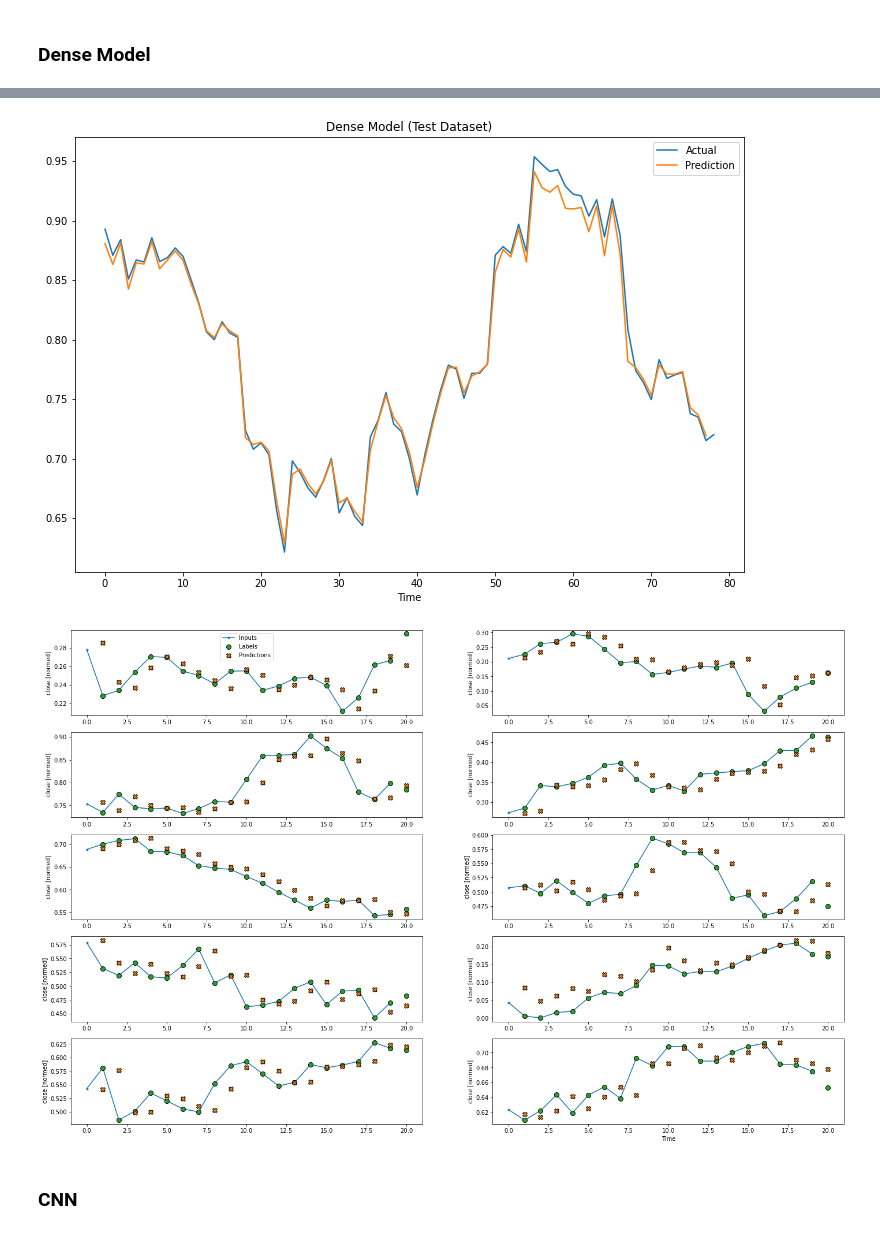
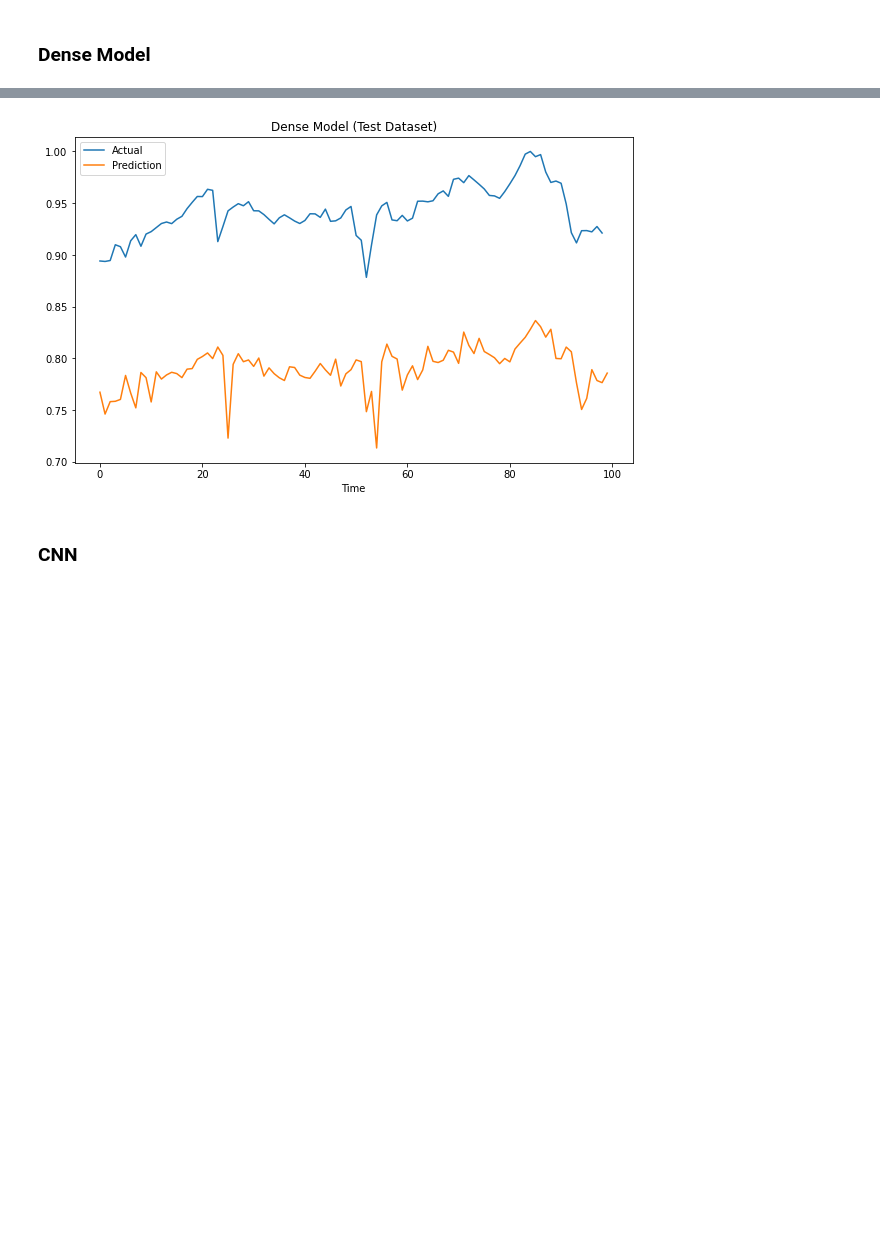
Before and after one commit to iislamm/stock-prices-prediction, a Jupyter notebook: stocks_prediction.ipynb, the cells around one changed output, grey strips where cells are left out. Drawn from its saved outputs; the diff is of its cells as text; code cells hidden in the pictures; blank space fills up the shorter version.

```diff
--- a/stocks_prediction.ipynb
+++ b/stocks_prediction.ipynb
@@ -25,7 +25,7 @@ def plot_series(time, series, format="-", start=0, end=None):
     plt.grid(True)
 # %%
 dateparse = lambda dates: pd.datetime.strptime(dates, '%Y-%m-%d')
-df = pd.read_csv('./Datasets/huge-stock-market-dataset/Stocks/aal.us.txt', index_col='Date', parse_dates=['Date'], date_parser=dateparse)
+df = pd.read_csv('./Datasets/huge-stock-market-dataset/Stocks/acgl.us.txt', index_col='Date', parse_dates=['Date'], date_parser=dateparse)
 print(len(df))
 df.head()
 # %% [output]
@@ -196,7 +196,7 @@ def make_dataset(self, data):
       sequence_length=self.total_window_size,
       sequence_stride=1,
       shuffle=True,
-      batch_size=32,)
+      batch_size=256,)
 
     ds = ds.map(self.split_window)
 
@@ -242,16 +242,14 @@ def plot(self, model=None, plot_col='close', max_subplots=10, title=None):
 WindowGenerator.plot = plot
 # %%
 def plot_series(self, model, plot_col='close', series=test_df, start=0, title=None):
-#         plt.figure(figsize=(12, 8))
-
         ds = tf.data.Dataset.from_tensor_slices(series)
         ds = ds.window(self.total_window_size, shift=1, drop_remainder=True)
         ds = ds.flat_map(lambda w: w.batch(self.total_window_size))
         ds = ds.batch(32).prefetch(1)
         forecast = model.predict(ds)
         forecast = forecast[:-1, -1, 0]
-        plt.plot(np.array(range(len(series[plot_col][start + self.total_window_size:]))),
-                 series[plot_col][start + self.total_window_size:], '-')
+        plt.plot(np.array(range(len(series[plot_col][start + self.label_width:]))),
+                 series[plot_col][start + self.label_width:], '-')
         plt.plot(np.array(range(len(forecast[start:]))), forecast[start:], '-')
 
         plt.title(title)
@@ -290,7 +288,7 @@ WindowGenerator.val = val
 WindowGenerator.test = test
 WindowGenerator.example = example
 # %%
-monthly_window = WindowGenerator(input_width=20, label_width=20, shift=1,
+monthly_window = WindowGenerator(input_width=20, label_width=1, shift=1,
                              label_columns=['close'])
 monthly_window
 # %% [output]
@@ -349,9 +338,8 @@ Epoch 6/50
 # %%
 monthly_window.plot_series(dense, title="Dense Model (Test Dataset)", start=-100)
-monthly_window.plot(dense)
+# monthly_window.plot(dense)
 # %% [output]
-[figure, old version]
+[figure, new version]
-[figure, removed]
 # %% [markdown]
 ### CNN
 # %%
```
Also changed, not shown: parts of 33 cells of this notebook.
